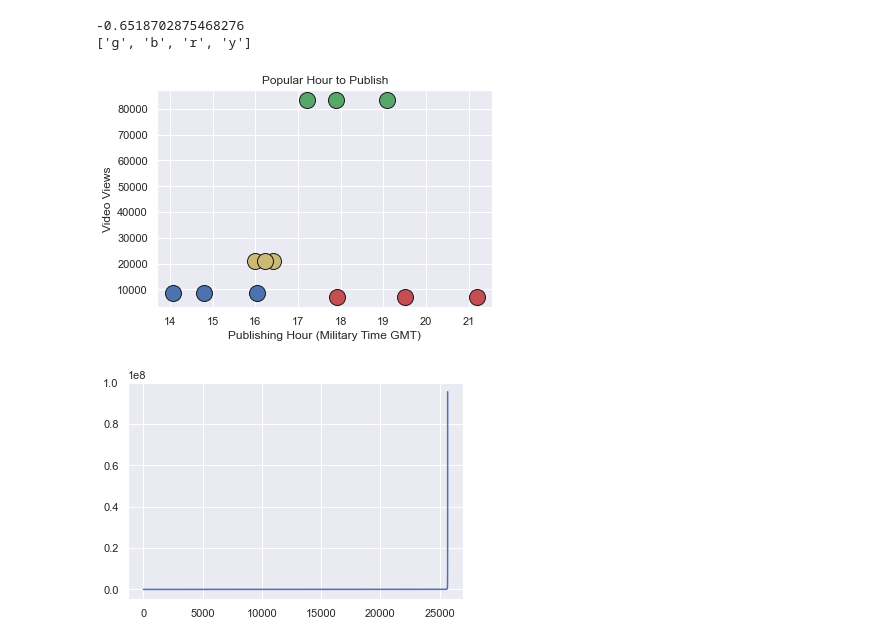
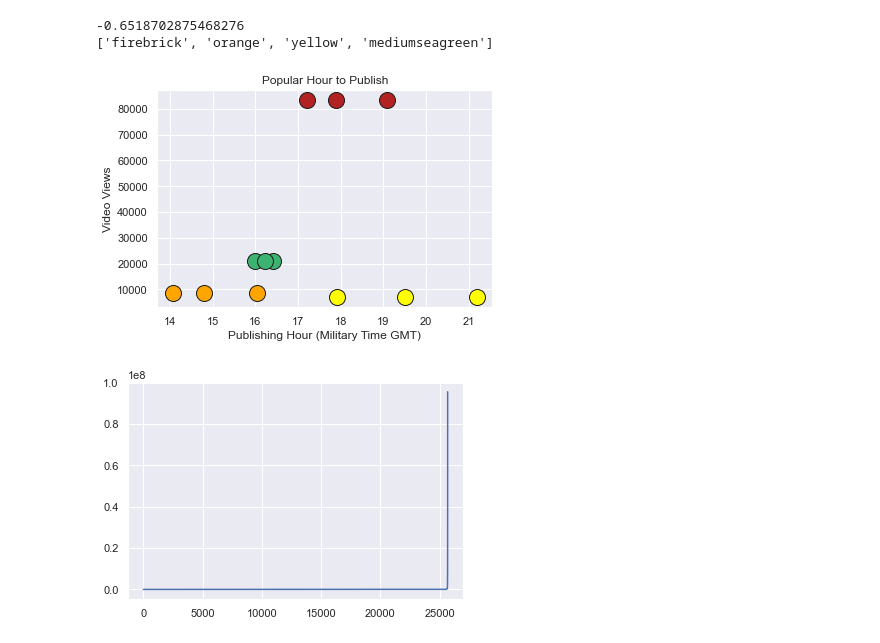
Before and after one commit to shyam100v/cs4641Project, a Jupyter notebook: DBSCAN_publishingHour.ipynb, the cells around one changed output. Cells and saved outputs as stored; diff of their text form; code cells hidden in the pictures.

```diff
--- a/DBSCAN_publishingHour.ipynb
+++ b/DBSCAN_publishingHour.ipynb
@@ -27,36 +27,37 @@ samples_scores[dbscan.core_sample_indices_]=True
 
 n_clusters = len(set(labels)) - (1 if -1 in labels else 0)
 print(metrics.silhouette_score(X, labels))
 
 unique_labels = set(labels)
-colors = ['g', 'b', 'r', 'y']
+# colors = ['g', 'b', 'r', 'y']
+colors = ['firebrick', 'orange', 'yellow', 'mediumseagreen']
 print(colors)
 for k, col in zip(unique_labels, colors):
     if k == -1:
         # Black used for noise.
         col = 'k'
 
     class_member_mask = (labels == k)
 
     xy = X[class_member_mask & samples_scores]
     plt.plot(xy[:, 0], xy[:, 1], 'o', markerfacecolor=col,
                                       markeredgecolor='k',
                                       markersize=16)
 
     xy = X[class_member_mask & ~samples_scores]
     plt.plot(xy[:, 0], xy[:, 1], 'o', markerfacecolor=col,
                                       markeredgecolor='k',
                                       markersize=16)
 
 #plt.title('number of clusters: %d' %n_clusters)
 plt.title('Popular Hour to Publish')
 plt.xlabel("Publishing Hour (Military Time GMT)")
 plt.ylabel("Video Views")
 plt.show()
 # %% [output]
 -0.6518702875468276
-['g', 'b', 'r', 'y']
+['firebrick', 'orange', 'yellow', 'mediumseagreen']
-[figure, old version]
+[figure, new version]
 # %%
 #to find epsilon value
 from kneebow.rotor import Rotor
```
Also changed, not shown: parts of 1 cell of this notebook.
